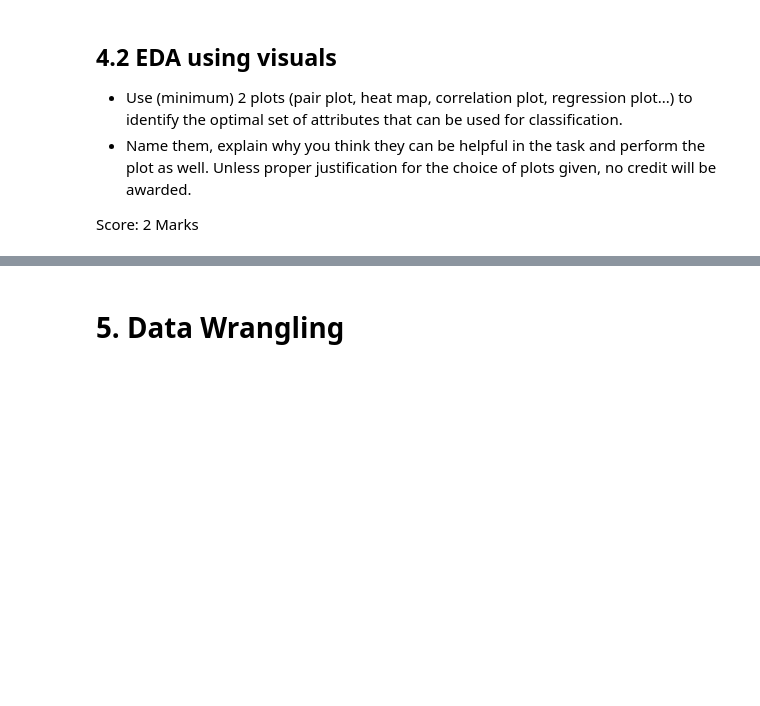
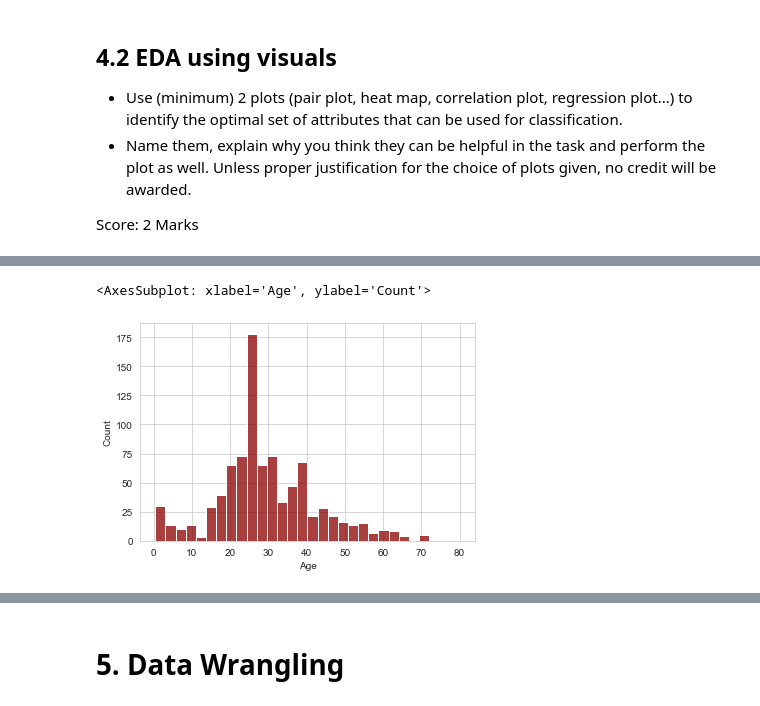
Before and after one commit to captrip/IDS-Assignment, a Jupyter notebook: IDS_Assignment_DSE-Sem2-1.ipynb, the cells around one changed output, grey strips where cells are left out. Cells and saved outputs as stored; diff of their text form; code cells hidden in the pictures; blank space fills up the shorter version.

```diff
--- a/IDS_Assignment_DSE-Sem2-1.ipynb
+++ b/IDS_Assignment_DSE-Sem2-1.ipynb
@@ -309,0 +325,5 @@ Score: 2 Marks
+# %%
+sns.histplot(ti['Age'],kde=False,color='darkred',bins=30)
+# %% [output]
+<AxesSubplot: xlabel='Age', ylabel='Count'>
+[figure, added]
```
Also changed, not shown: parts of 8 cells of this notebook.
